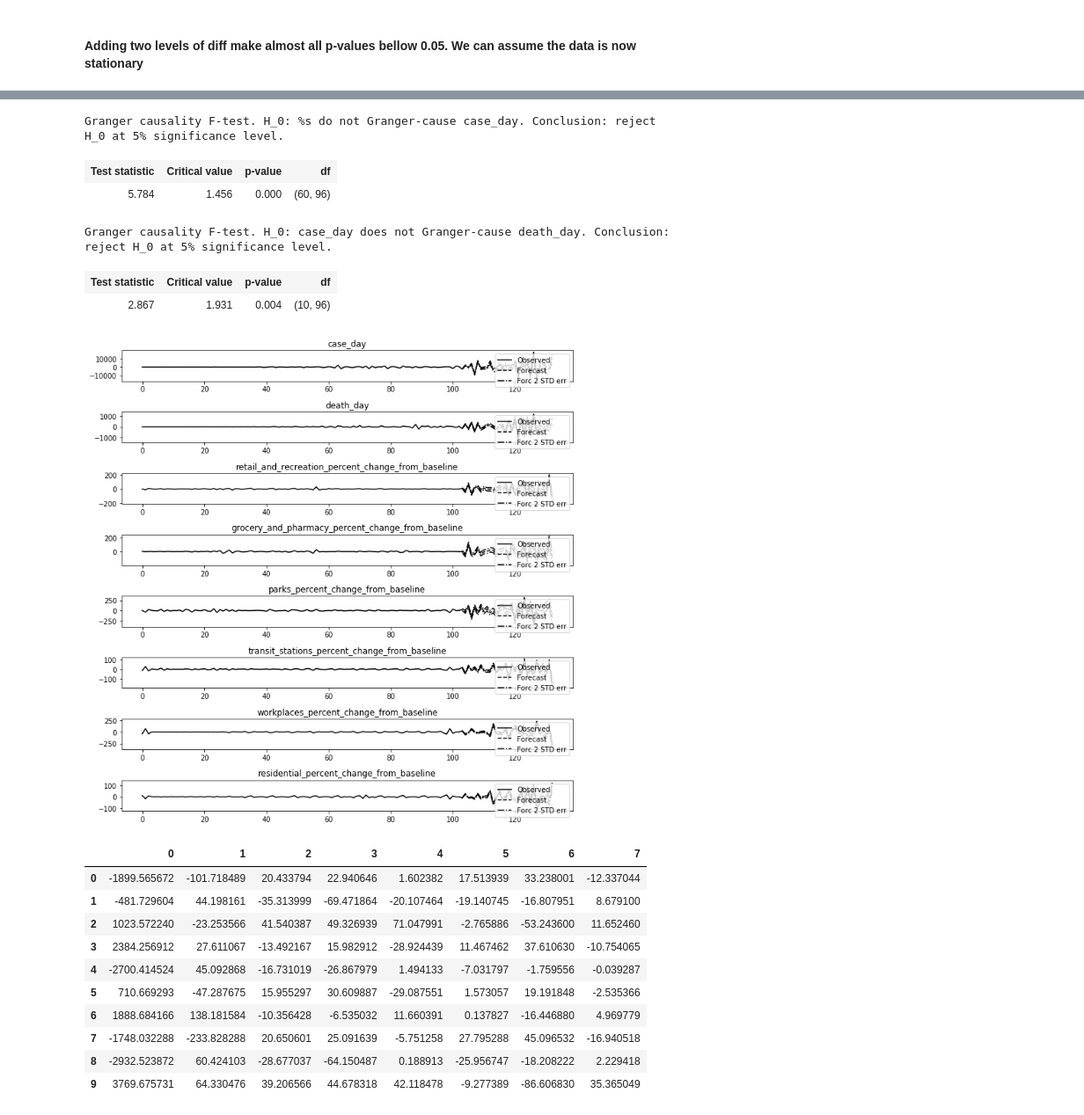
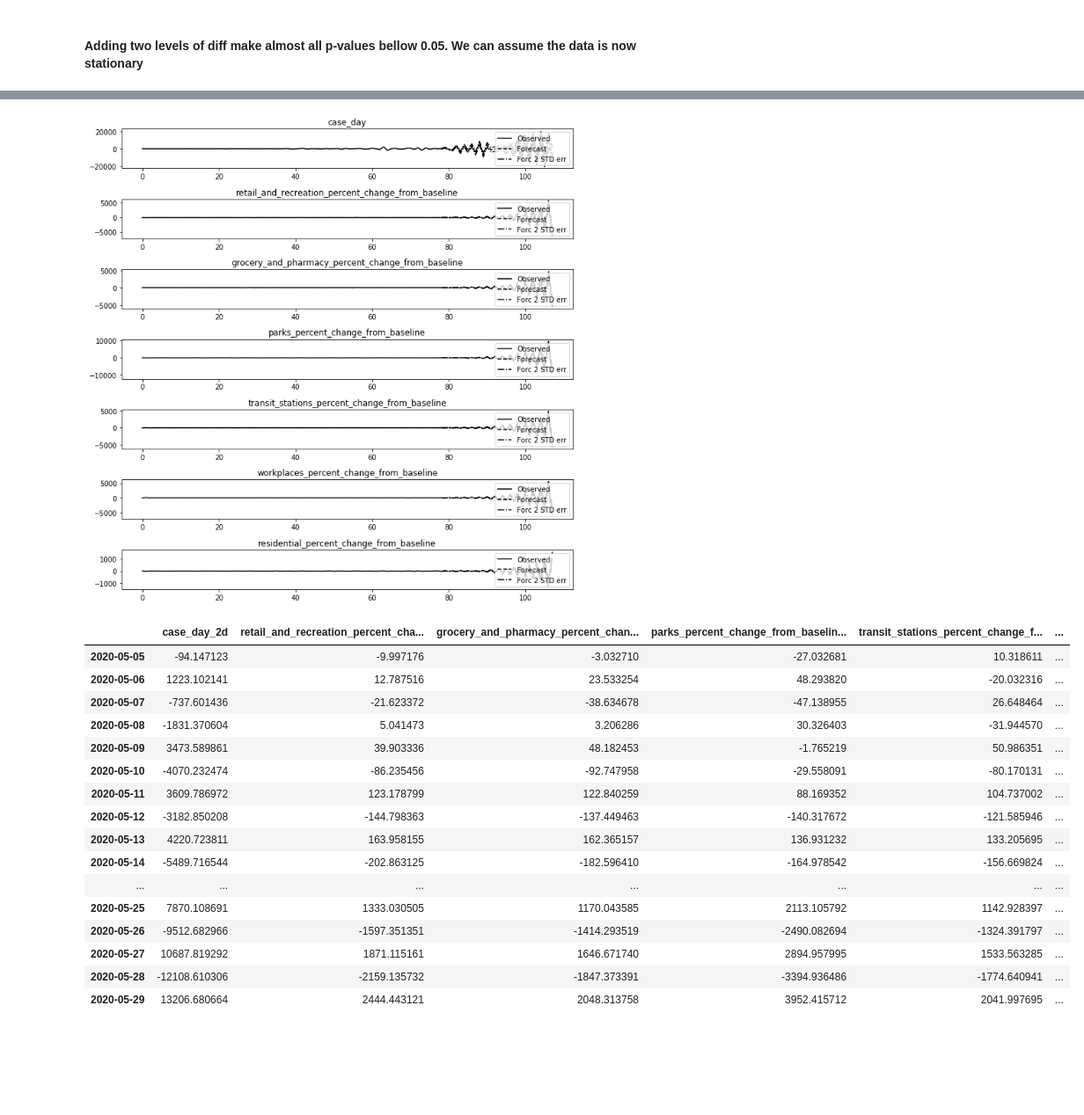
Before and after one commit to menlodoug/Final_Project, a Jupyter notebook: Machine Learning/mutivariant_prediction.ipynb, the cells around one changed output, grey strips where cells are left out. Shown at 88% size. Cells and saved outputs as stored; diff of their text form; code cells hidden in the pictures; blank space fills up the shorter version.

Commit message:
var model updates

```diff
--- a/Machine Learning/mutivariant_prediction.ipynb
+++ b/Machine Learning/mutivariant_prediction.ipynb
@@ -59,0 +101,4 @@ plt.legend(loc='best', bbox_to_anchor=(1, 0.5))
+# %%
+# removing death_day from the dataframe
+ca_df = ca_df.drop(columns=["death_day"])
+ca_df
@@ -132,0 +194,7 @@ Critical Values:
+# %%
+# Create Training and Test
+train = ca_df[:80]
+test = ca_df[80:]
+# Check size
+print(train.shape)  # (80, 8)
+print(test.shape)  # (25, 8)
@@ -134,5 +205,4 @@ Critical Values:
 ## Applying differentiation
 # %%
 # we can apply one level of differentiation
-ca_diff_one_df = ca_df.diff().dropna()
-ca_diff_one_df.tail()
+ca_diff_one_df = train.diff().dropna()
@@ -275,5 +335,5 @@ VAR Order Selection (* highlights the minimums)
 # %%
-results = model.fit(maxlags=10, ic="aic")
+results = model.fit(8)
 results.summary()
 # %% [output]
   Summary of Regression Results
@@ -312,15 +355,0 @@ Granger causality F-test. H_0: case_day does not Granger-cause [retail_and_recre
-# %%
-## determining the correlation between the variables
-grangress = results.test_causality(["case_day"], [
-    "retail_and_recreation_percent_change_from_baseline",
-    "grocery_and_pharmacy_percent_change_from_baseline",
-    "parks_percent_change_from_baseline",
-    "transit_stations_percent_change_from_baseline",
-    "workplaces_percent_change_from_baseline",
-    "residential_percent_change_from_baseline"
-])
-grangress.summary()
-# %% [output]
-Granger causality F-test. H_0: %s do not Granger-cause case_day. Conclusion: reject H_0 at 5% significance level.
-| Test statistic | Critical value | p-value | df |
-| 5.784 | 1.456 | 0.000 | (60, 96) |
@@ -329,35 +356,32 @@ Granger causality F-test. H_0: %s do not Granger-cause case_day. Conclusion: rej
-# %%
-## determining the correlation between the variables
-grangress = results.test_causality(["death_day"], [
-    "case_day"
-])
-grangress.summary()
-# %% [output]
-Granger causality F-test. H_0: case_day does not Granger-cause death_day. Conclusion: reject H_0 at 5% significance level.
-| Test statistic | Critical value | p-value | df |
-| 2.867 | 1.931 | 0.004 | (10, 96) |
 # %%
 # forcasting the result for 30 days ahead
 results.plot_forecast(30)
 plt.tight_layout(h_pad=1.15)
 plt.show()
 # %% [output]
-[figure, old version]
+[figure, new version]
 # %%
 # Forecast the var model
 ## invert the differenciation
 ## bring the forcast back to the original scale
-future_cast = results.forecast(ca_diff_df.values, 30)
-pd.DataFrame(future_cast).head(10)
+future_cast = results.forecast(ca_diff_two_df.values, 25)
+future_cast_df = pd.DataFrame(future_cast, index=ca_df.index[-25:], columns=ca_df.columns + '_2d')
+future_cast_df
 # %% [output]
-|  | 0 | 1 | 2 | 3 | 4 | 5 | 6 | 7 |
-| 0 | -1899.565672 | -101.718489 | 20.433794 | 22.940646 | 1.602382 | 17.513939 | 33.238001 | -12.337044 |
-| 1 | -481.729604 | 44.198161 | -35.313999 | -69.471864 | -20.107464 | -19.140745 | -16.807951 | 8.679100 |
-| 2 | 1023.572240 | -23.253566 | 41.540387 | 49.326939 | 71.047991 | -2.765886 | -53.243600 | 11.652460 |
-| 3 | 2384.256912 | 27.611067 | -13.492167 | 15.982912 | -28.924439 | 11.467462 | 37.610630 | -10.754065 |
-| 4 | -2700.414524 | 45.092868 | -16.731019 | -26.867979 | 1.494133 | -7.031797 | -1.759556 | -0.039287 |
-| 5 | 710.669293 | -47.287675 | 15.955297 | 30.609887 | -29.087551 | 1.573057 | 19.191848 | -2.535366 |
-| 6 | 1888.684166 | 138.181584 | -10.356428 | -6.535032 | 11.660391 | 0.137827 | -16.446880 | 4.969779 |
-| 7 | -1748.032288 | -233.828288 | 20.650601 | 25.091639 | -5.751258 | 27.795288 | 45.096532 | -16.940518 |
-| 8 | -2932.523872 | 60.424103 | -28.677037 | -64.150487 | 0.188913 | -25.956747 | -18.208222 | 2.229418 |
-| 9 | 3769.675731 | 64.330476 | 39.206566 | 44.678318 | 42.118478 | -9.277389 | -86.606830 | 35.365049 |
+|  | case_day_2d | retail_and_recreation_percent_cha... | grocery_and_pharmacy_percent_chan... | parks_percent_change_from_baselin... | transit_stations_percent_change_f... | ... |
+| 2020-05-05 | -94.147123 | -9.997176 | -3.032710 | -27.032681 | 10.318611 | ... |
+| 2020-05-06 | 1223.102141 | 12.787516 | 23.533254 | 48.293820 | -20.032316 | ... |
+| 2020-05-07 | -737.601436 | -21.623372 | -38.634678 | -47.138955 | 26.648464 | ... |
+| 2020-05-08 | -1831.370604 | 5.041473 | 3.206286 | 30.326403 | -31.944570 | ... |
+| 2020-05-09 | 3473.589861 | 39.903336 | 48.182453 | -1.765219 | 50.986351 | ... |
+| 2020-05-10 | -4070.232474 | -86.235456 | -92.747958 | -29.558091 | -80.170131 | ... |
+| 2020-05-11 | 3609.786972 | 123.178799 | 122.840259 | 88.169352 | 104.737002 | ... |
+| 2020-05-12 | -3182.850208 | -144.798363 | -137.449463 | -140.317672 | -121.585946 | ... |
+| 2020-05-13 | 4220.723811 | 163.958155 | 162.365157 | 136.931232 | 133.205695 | ... |
+| 2020-05-14 | -5489.716544 | -202.863125 | -182.596410 | -164.978542 | -156.669824 | ... |
+| ... | ... | ... | ... | ... | ... | ... |
+| 2020-05-25 | 7870.108691 | 1333.030505 | 1170.043585 | 2113.105792 | 1142.928397 | ... |
+| 2020-05-26 | -9512.682966 | -1597.351351 | -1414.293519 | -2490.082694 | -1324.391797 | ... |
+| 2020-05-27 | 10687.819292 | 1871.115161 | 1646.671740 | 2894.957995 | 1533.563285 | ... |
+| 2020-05-28 | -12108.610306 | -2159.135732 | -1847.373391 | -3394.936486 | -1774.640941 | ... |
+| 2020-05-29 | 13206.680664 | 2444.443121 | 2048.313758 | 3952.415712 | 2041.997695 | ... |
```
Also changed, not shown: parts of 23 cells of this notebook, 1 other file.
